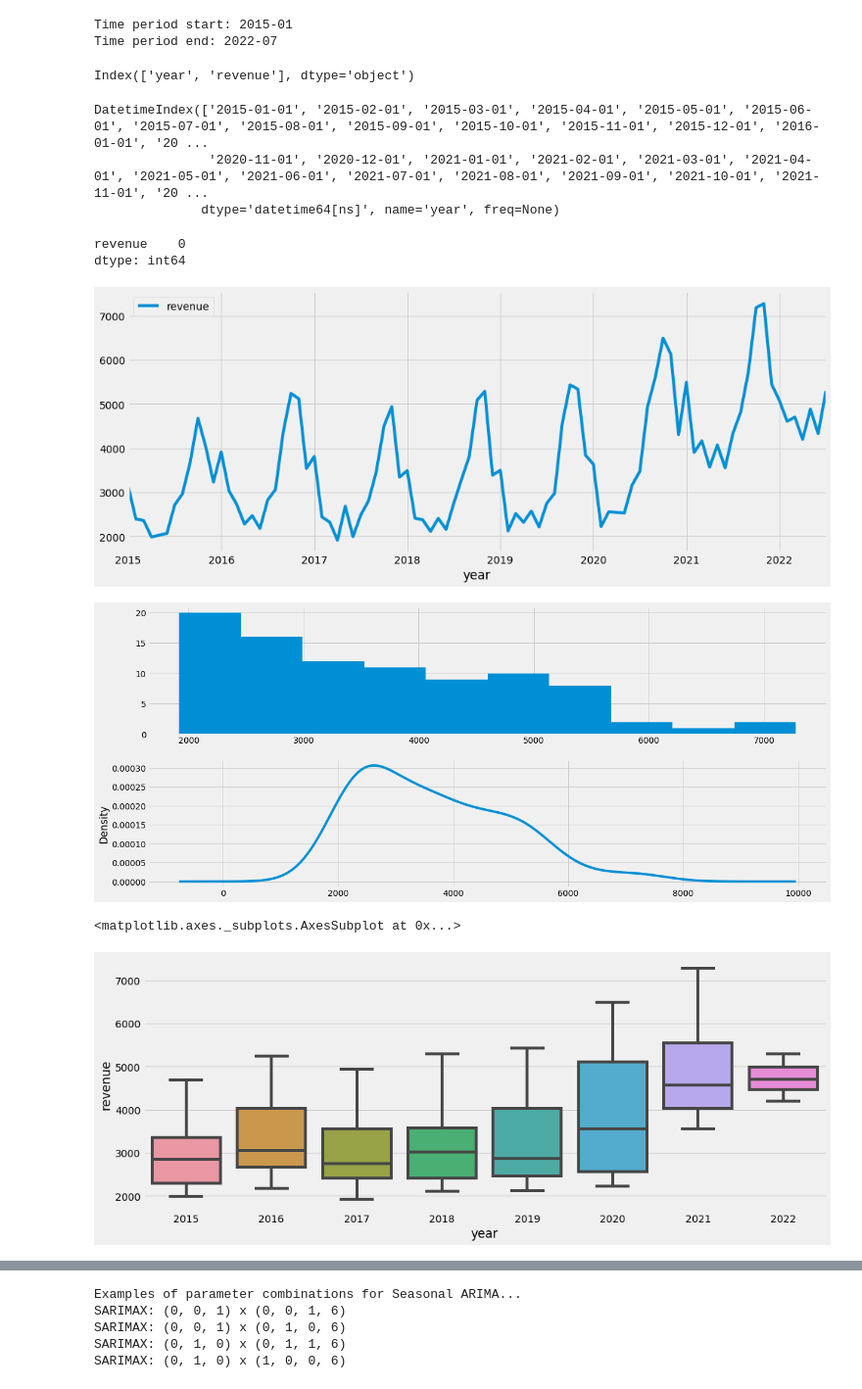
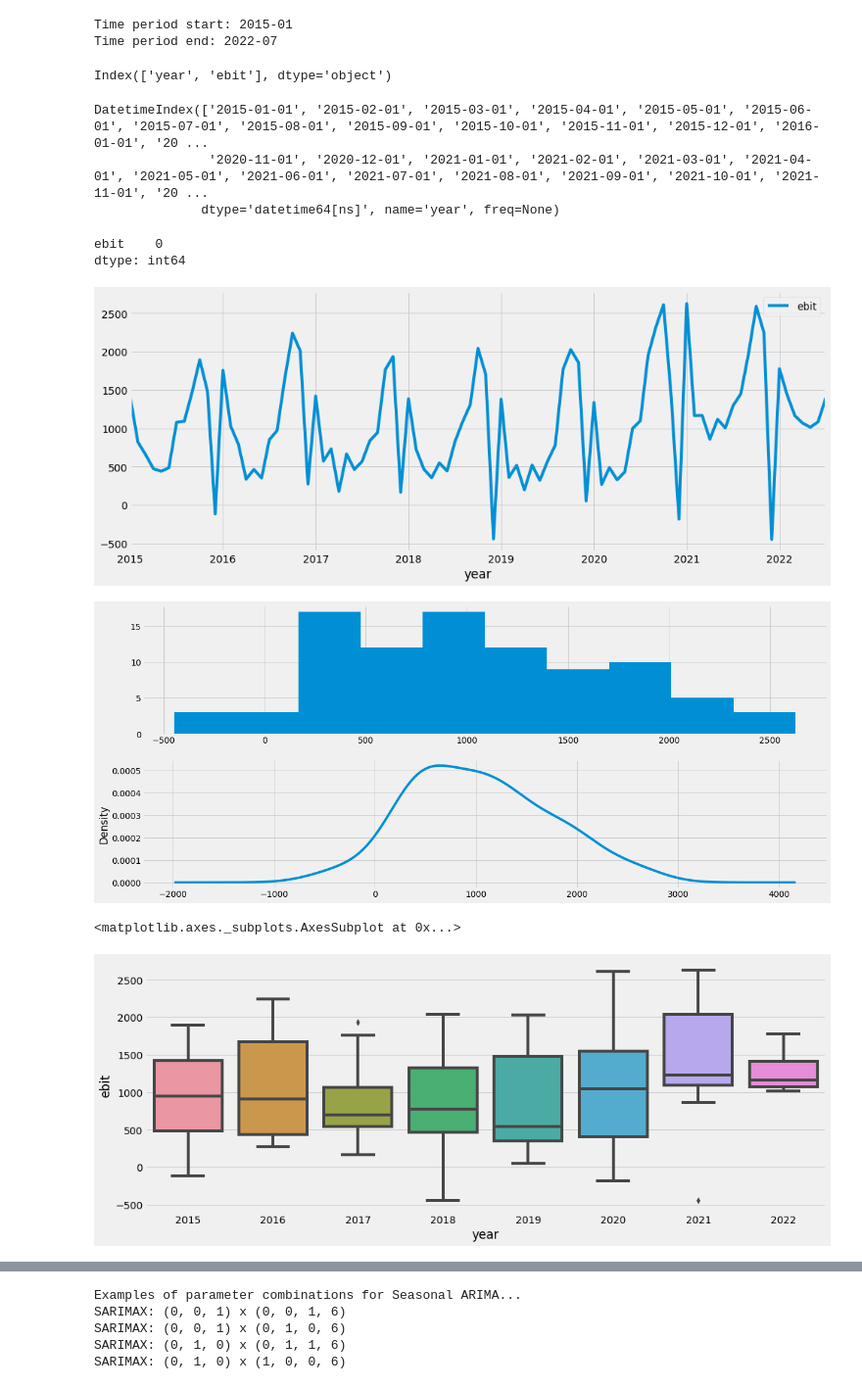
Before and after one commit to dkjastpe/dkjastpe, a Jupyter notebook: Financial_Forecasting_Model_Internship.ipynb, the cells around one changed output, grey strips where cells are left out. Shown at 98% size. Saved outputs shown, nothing was run; the diff lists cells and outputs as text; code cells hidden in the pictures.

```diff
--- a/Financial_Forecasting_Model_Internship.ipynb
+++ b/Financial_Forecasting_Model_Internship.ipynb
@@ -29,8 +29,8 @@ import matplotlib
 import seaborn as sns
 # %%
 #Data
-df = pd.read_csv("data/revenue.csv", delimiter=";", decimal=",")
-df.columns = ['year','revenue']
+df = pd.read_csv("data/ebit.csv", delimiter=";", decimal=",")
+df.columns = ['year','ebit']
 df.head(3)
 df.describe()
 # %% [output]
@@ -51,7 +51,7 @@ Time period end: 2022-07
 # %%
 df.columns
 # %% [output]
-Index(['year', 'revenue'], dtype='object')
+Index(['year', 'ebit'], dtype='object')
 # %%
 #Converting to datetime format:
 df['year'] = pd.to_datetime(df['year'], format='%Y-%m')
@@ -66,31 +66,31 @@ DatetimeIndex(['2015-01-01', '2015-02-01', '2015-03-01', '2015-04-01', '2015-05-
 # %%
 y.isnull().sum()
 # %% [output]
-revenue    0
+ebit    0
 dtype: int64
 # %%
 y.plot(figsize=(15, 6))
 plt.show()
 # %% [output]
-[figure, old version]
+[figure, new version]
 # %%
 #Reviewing plots of the density of observations can provide further insight into the structure of the data:
 from pandas import Series
 from matplotlib import pyplot
 pyplot.figure(1)
 pyplot.subplot(211)
-y.revenue.hist()
+y.ebit.hist()
 pyplot.subplot(212)
-y.revenue.plot(kind='kde')
+y.ebit.plot(kind='kde')
 pyplot.show()
 # %% [output]
-[figure, old version]
+[figure, new version]
 # %%
 fig, ax = plt.subplots(figsize=(15,6))
-sns.boxplot(y.revenue.index.year, y.revenue, ax=ax)
+sns.boxplot(y.ebit.index.year, y.ebit, ax=ax)
 # %% [output]
 <matplotlib.axes._subplots.AxesSubplot at 0x...>
-[figure, old version]
+[figure, new version]
 # %%
 from pylab import rcParams
 rcParams['figure.figsize'] = 18, 8
```
Also changed, not shown: parts of 12 cells of this notebook, 2 other files.
